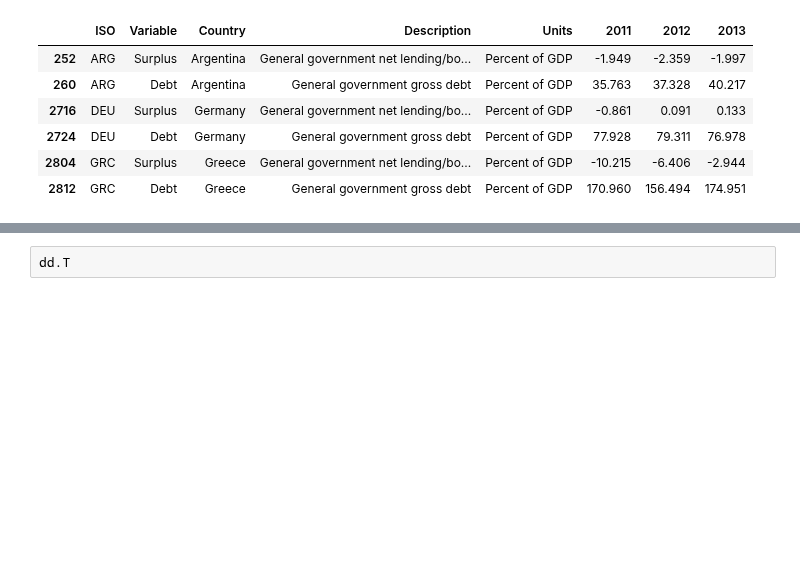
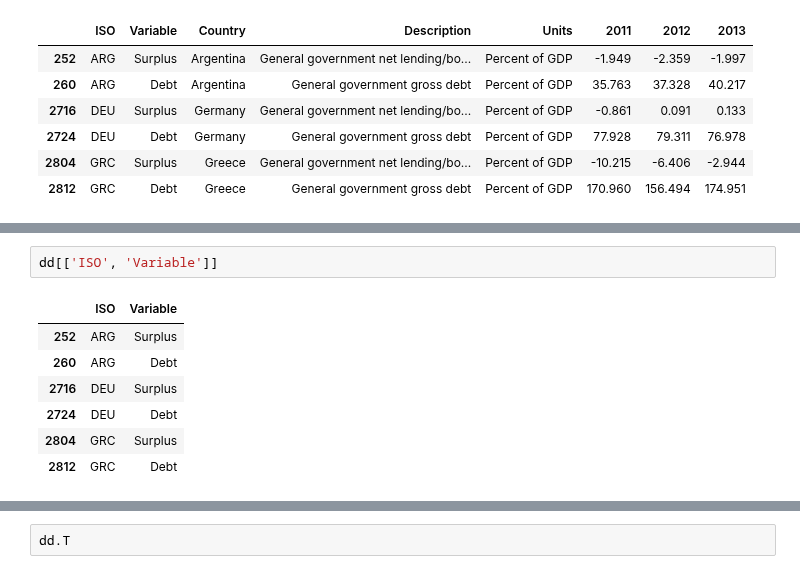
Before and after one commit to DaveBackus/Data_Bootcamp, a Jupyter notebook: Code/IPython/bootcamp_pandas-shape.ipynb, the cells around one changed output, grey strips where cells are left out. Saved outputs shown, nothing was run; the diff lists cells and outputs as text; blank space fills up the shorter version.

```diff
--- a/Code/IPython/bootcamp_pandas-shape.ipynb
+++ b/Code/IPython/bootcamp_pandas-shape.ipynb
@@ -96,0 +121,10 @@ dd
+# %%
+dd[['ISO', 'Variable']]
+# %% [output]
+|  | ISO | Variable |
+| 252 | ARG | Surplus |
+| 260 | ARG | Debt |
+| 2716 | DEU | Surplus |
+| 2724 | DEU | Debt |
+| 2804 | GRC | Surplus |
+| 2812 | GRC | Debt |
```
Also changed, not shown: parts of 11 cells of this notebook, 1 other file.
